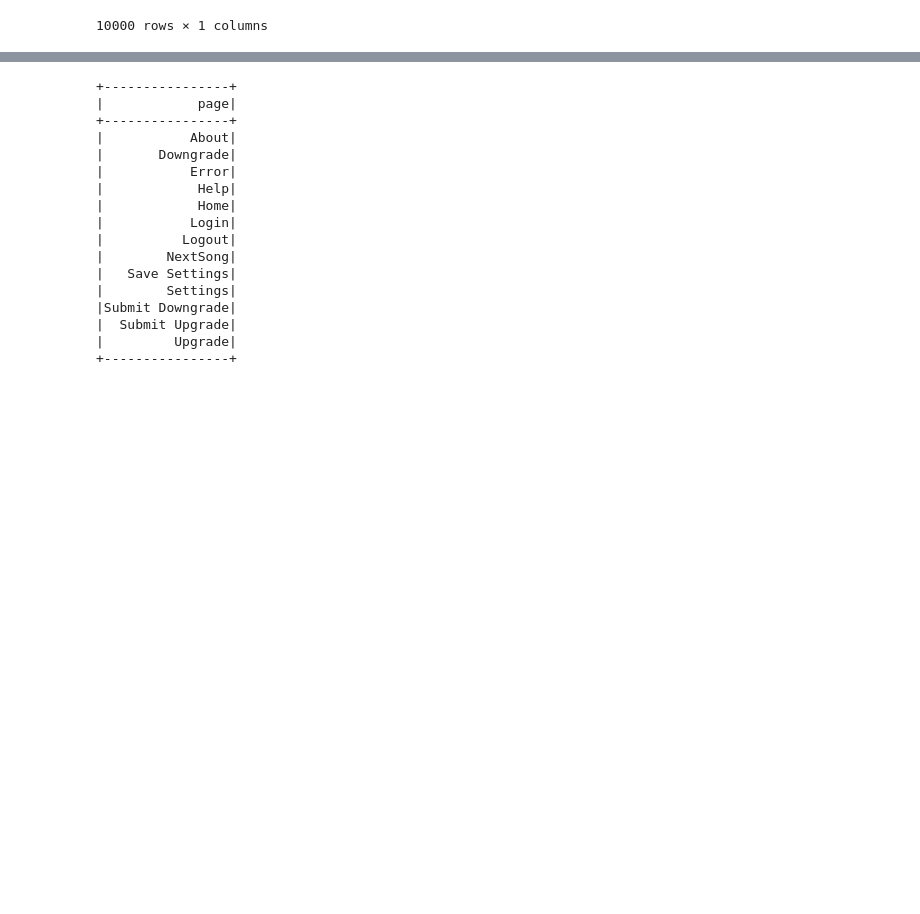
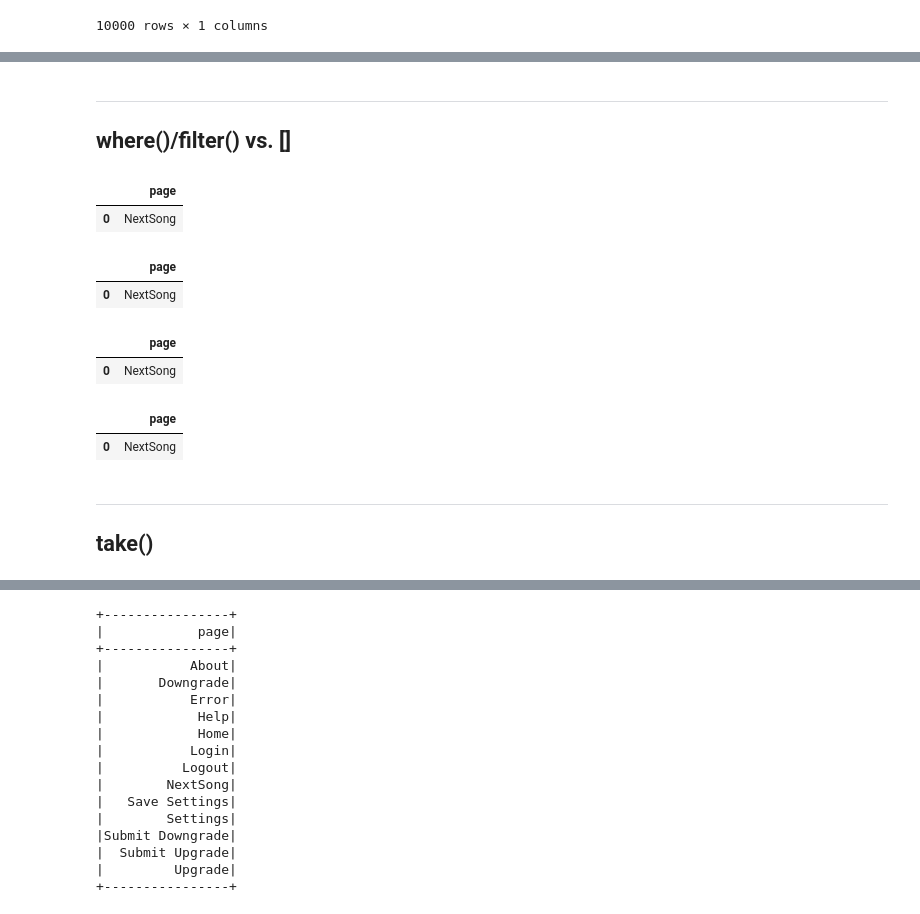
Before and after one commit to ZacksAmber/Udacity-Spark, a Jupyter notebook: Spark/4_data_wrangling.ipynb, the cells around one changed output, grey strips where cells are left out. Saved outputs shown, nothing was run; the diff lists cells and outputs as text; code cells hidden in the pictures; blank space fills up the shorter version.

```diff
--- a/Spark/4_data_wrangling.ipynb
+++ b/Spark/4_data_wrangling.ipynb
@@ -309,0 +485,33 @@ user_log_pandas.loc[:, ["page"]]
+# %% [markdown]
+---
+
+## where()/filter() vs. []
+# %%
+user_log_spark.select("page").where(user_log_spark.userId == "1046").limit(1).toPandas()
+# %% [output]
+|  | page |
+| 0 | NextSong |
+# %%
+spark.sql("""
+SELECT page
+FROM user_log_view
+WHERE userId = "1046"
+LIMIT 1
+""").toPandas()
+# %% [output]
+|  | page |
+| 0 | NextSong |
+# %%
+user_log_spark.select("page").filter(user_log_spark.userId == "1046").limit(1).toPandas()
+# %% [output]
+|  | page |
+| 0 | NextSong |
+# %%
+user_log_pandas[["page"]][user_log_pandas.userId == "1046"].head(1)
+# %% [output]
+|  | page |
+| 0 | NextSong |
+# %% [markdown]
+---
+
+## take()
```
Also changed, not shown: parts of 33 cells of this notebook.
